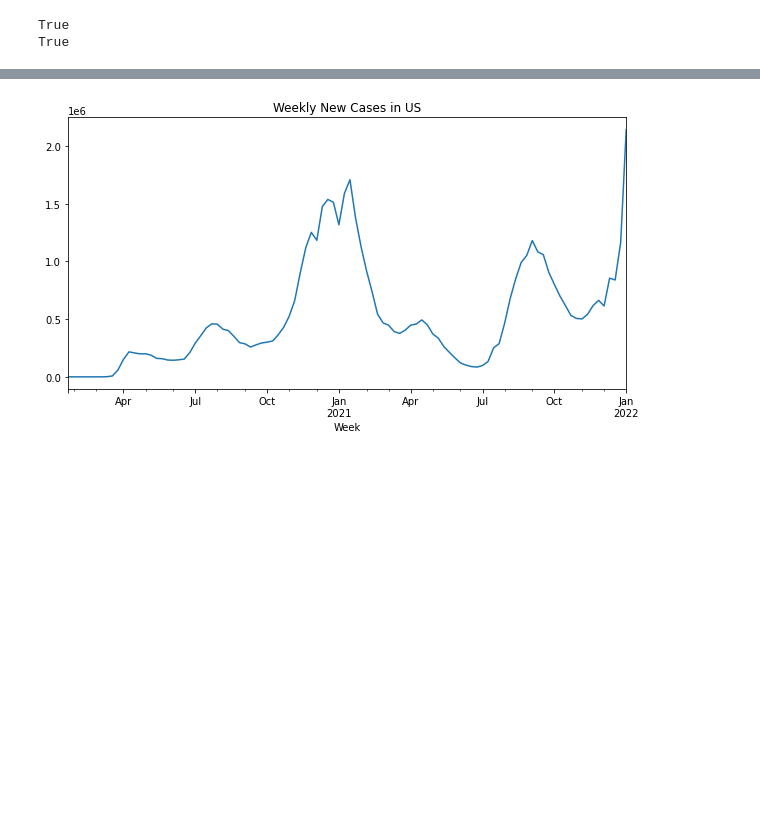
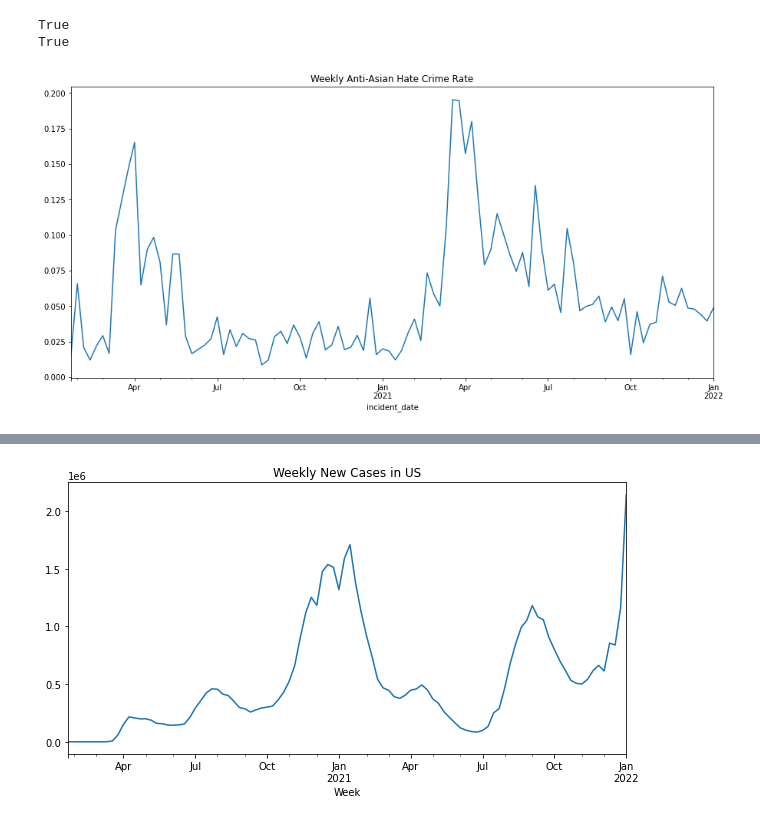
Before and after one commit to yuzhouw313/thesis_clean, a Jupyter notebook: Analysis/time_series_analysis.ipynb, the cells around one changed output, grey strips where cells are left out. Drawn from its saved outputs; the diff is of its cells as text; code cells hidden in the pictures; blank space fills up the shorter version.

```diff
--- a/Analysis/time_series_analysis.ipynb
+++ b/Analysis/time_series_analysis.ipynb
@@ -43,3 +43,7 @@ print(asian_crime_prop_ts.index.equals(comment_df.index))
 # %% [output]
 True
 True
+# %%
+plot = asian_crime_prop_ts.plot(figsize=(15, 7), title="Weekly Anti-Asian Hate Crime Rate")
+# %% [output]
+[figure, added]
```
Also changed, not shown: parts of 1 cell of this notebook, 1 other file.
